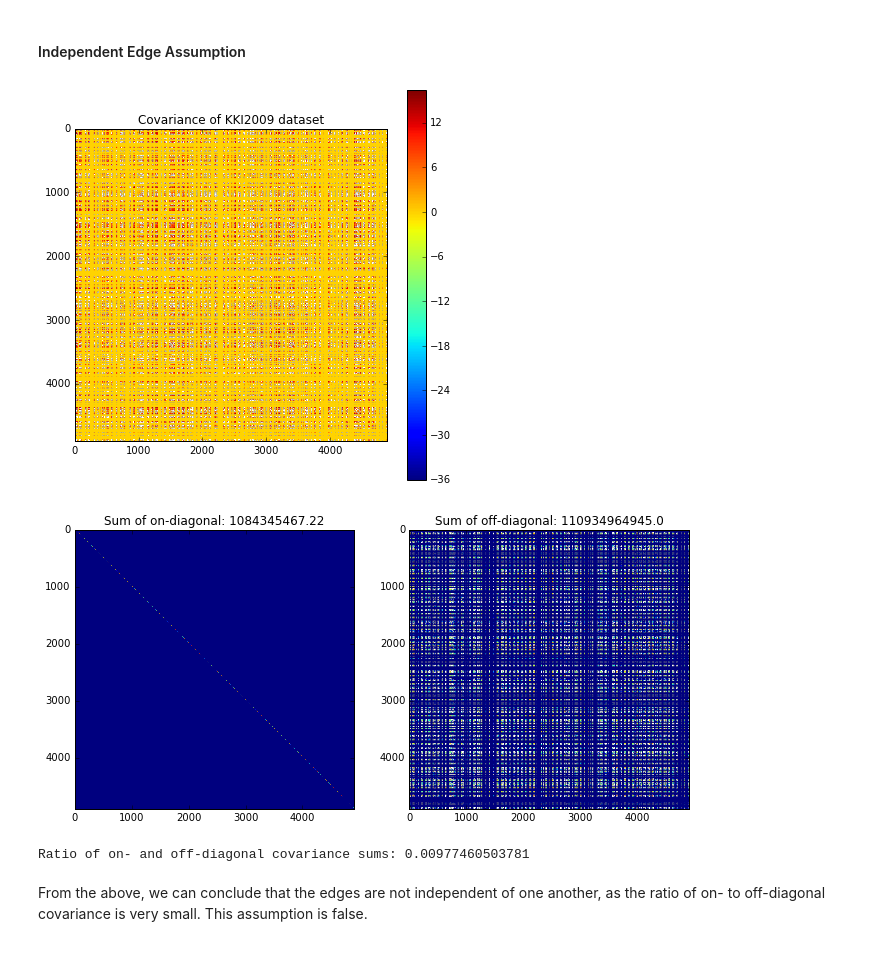
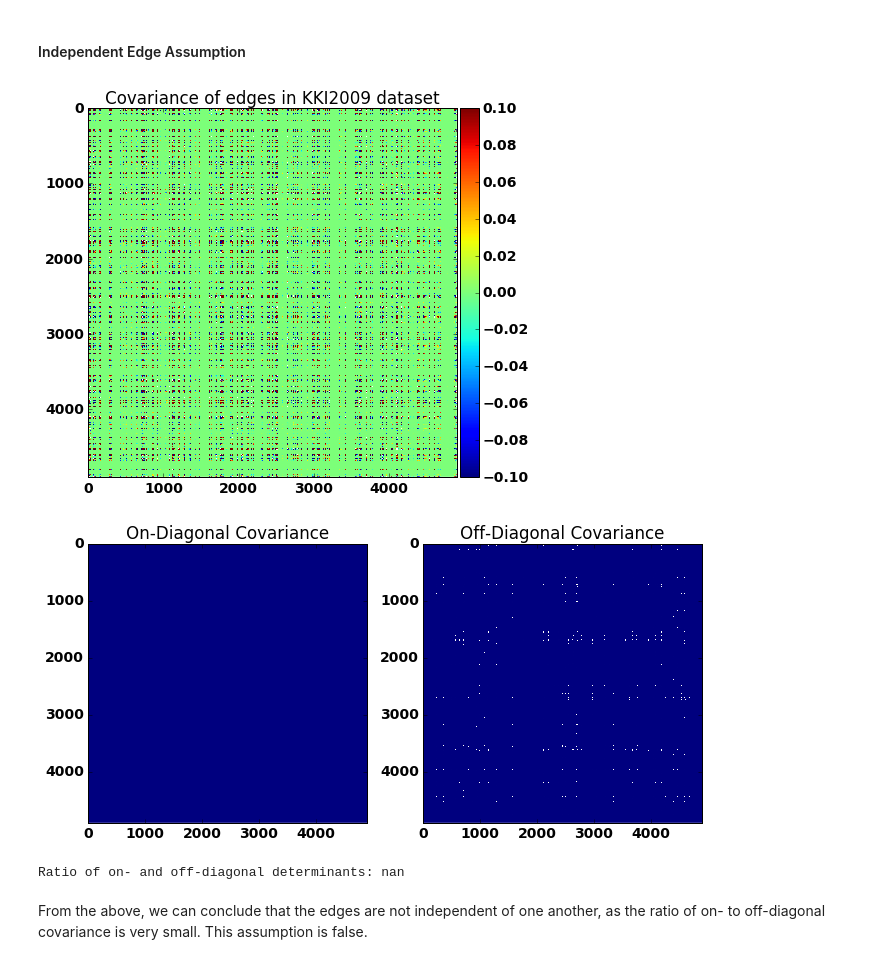
Before and after one commit to Upward-Spiral-Science/TA, a Jupyter notebook: code/test_assumptions.ipynb, the cells around one changed output. Drawn from its saved outputs; the diff is of its cells as text; code cells hidden in the pictures.

```diff
--- a/code/test_assumptions.ipynb
+++ b/code/test_assumptions.ipynb
@@ -45,15 +45,21 @@ import igraph as ig
 
 %matplotlib inline
 
+font = {'weight' : 'bold',
+        'size'   : 14}
+
+import matplotlib
+matplotlib.rc('font', **font)
+
 # Initializing dataset names
-dnames = list(['../data/KKI2009'])
+dnames = list(['../data/desikan/KKI2009'])
 print "Dataset: " + ", ".join(dnames)
 
 # Getting graph names
 fs = list()
 for dd in dnames:
         fs.extend([root+'/'+file for root, dir, files in os.walk(dd) for file in files])
-fs = fs[1:]
+fs = fs[:]
 def loadGraphs(filenames, rois, printer=False):
     A = np.zeros((rois, rois, len(filenames)))
     for idx, files in enumerate(filenames):
@@ -159,34 +188,51 @@ From the above we observe that, since the elbow of the bic curve lies at 6, that
 # %%
 vect = np.reshape(X, (X.shape[0]**2, X.shape[2]))
 covar = np.cov(vect)
 
 plt.figure(figsize=(7,7))
-plt.imshow(np.log(covar+1))
-plt.title('Covariance of KKI2009 dataset')
-plt.colorbar()
+ax = plt.gca()
+
+im = ax.imshow(np.log(covar/100000+1), interpolation='None')
+im.set_clim([0, np.max(np.log(covar/100000))])
+
+plt.title('Covariance of edges in KKI2009 dataset')
+# plt.xticks((0, 20, 41), ('1', '21', '42'))
+# plt.yticks((0, 20, 41), ('1', '21', '42'))
+
+divider = make_axes_locatable(ax)
+cax = divider.append_axes("right", size="5%", pad=0.05)
+
+plt.colorbar(im, cax=cax)
+plt.savefig('../figs/edges_covariance.png')
 plt.show()
 
 diag = covar.diagonal()*np.eye(covar.shape[0])
 hollow = covar-diag
-d_det = np.sum(diag)
-h_det = np.sum(hollow)
+d_det = np.linalg.det(diag)
+h_det = np.linalg.det(hollow)
 
 plt.figure(figsize=(11,8))
 plt.subplot(121)
-plt.imshow(np.log(diag+1))
-plt.clim([0, np.log(np.max(covar))])
-plt.title('Sum of on-diagonal: ' + str(d_det))
+plt.imshow(np.log(diag/100000+1), interpolation='None')
+plt.clim([0, np.max(np.log(covar/100000+1))])
+plt.title('On-Diagonal Covariance')
+# plt.xticks((0, 20, 41), ('1', '21', '42'))
+# plt.yticks((0, 20, 41), ('1', '21', '42'))
+
+
 plt.subplot(122)
-plt.imshow(np.log(hollow+1))
-plt.clim([0, np.log(np.max(covar))])
-plt.title('Sum of off-diagonal: ' + str(h_det))
+plt.imshow(np.log(hollow/100000+1), interpolation='None')
+plt.clim([0, np.max(np.log(covar/100000+1))])
+plt.title('Off-Diagonal Covariance')
+# plt.xticks((0, 20, 41), ('1', '21', '42'))
+# plt.yticks((0, 20, 41), ('1', '21', '42'))
 plt.show()
 
-print "Ratio of on- and off-diagonal covariance sums: " + str(d_det/h_det)
+print "Ratio of on- and off-diagonal determinants: " + str(d_det/h_det)
 # %% [output]
-[figure, old version]
+[figure, new version]
-[figure, old version]
+[figure, new version]
-Ratio of on- and off-diagonal covariance sums: 0.00977460503781
+Ratio of on- and off-diagonal determinants: nan
 # %% [markdown]
 From the above, we can conclude that the edges are not independent of one another, as the ratio of on- to off-diagonal covariance is very small. This assumption is false.
 # %% [markdown]
```
Also changed, not shown: parts of 5 cells of this notebook, 7 other files.
